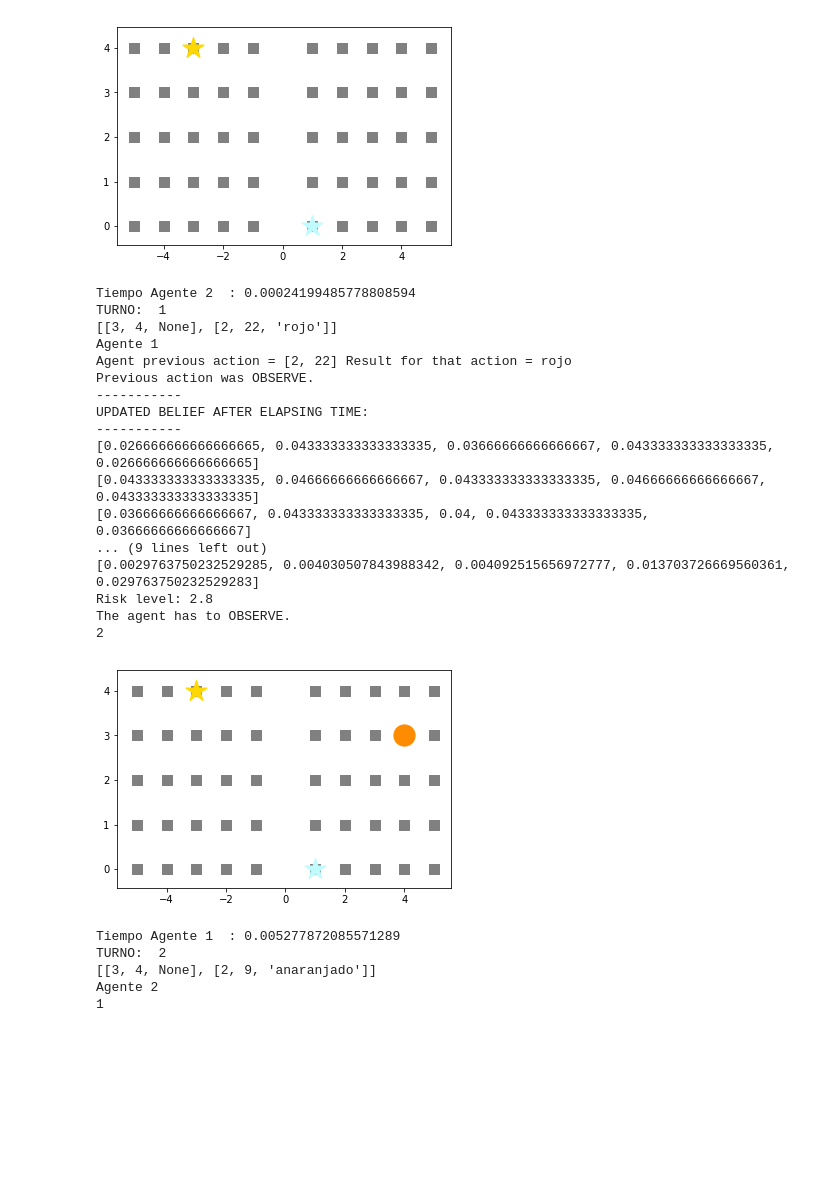
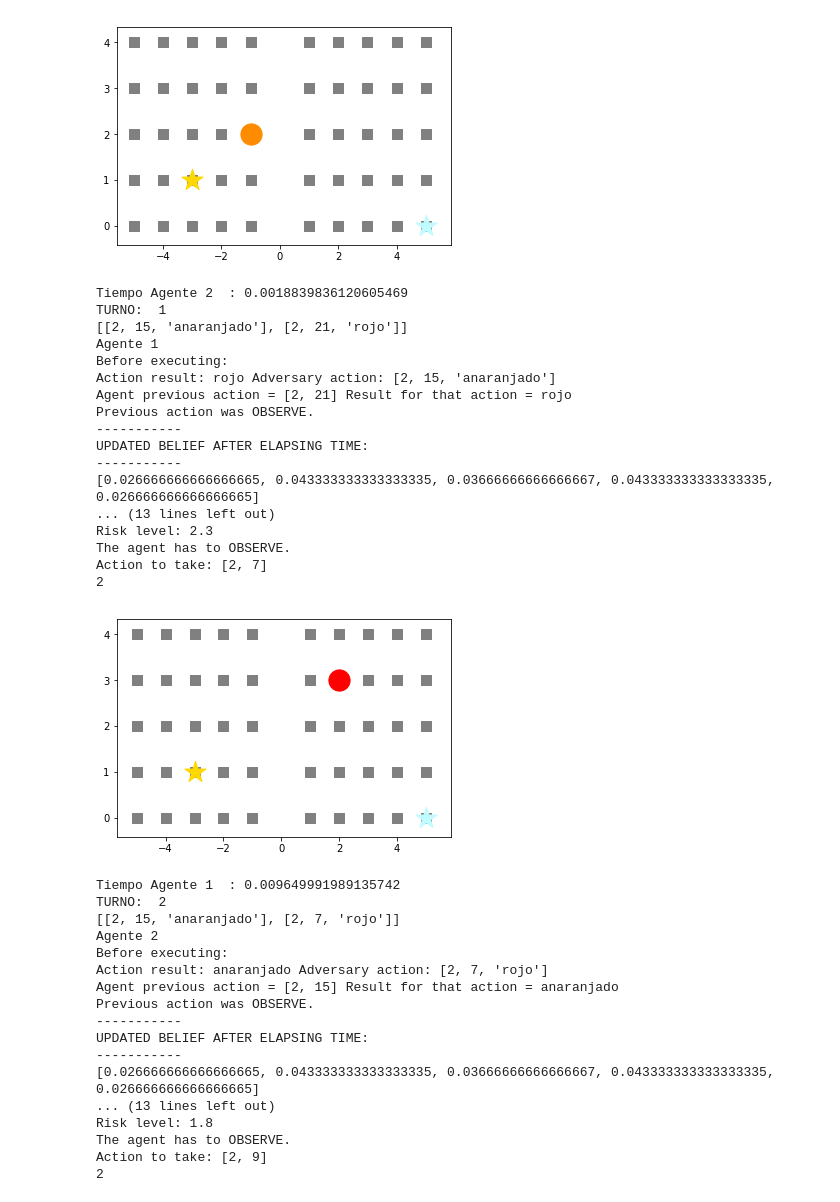
Before and after one commit to ibalejandro/ai_labs_estrellita_ai, a Jupyter notebook: Coco2.ipynb, the cells around one changed output. Cells and saved outputs as stored; diff of their text form; code cells hidden in the pictures; blank space fills up the shorter version.

Commit message:
Adding the Benchmark to check the time constraint and fixing a parameter pass in the skeleton.

```diff
--- a/Coco2.ipynb
+++ b/Coco2.ipynb
@@ -160,6 +160,7 @@ resultado_accion = [None,None]
 accion_oponente = [[None,None,None],[None,None,None]]
 
 agente = AgenteAStar()
+agente2 = AgenteAStar()
 
 for i in range(turnos*2):
 
@@ -170,7 +171,7 @@ for i in range(turnos*2):
 
          #Para efectos del ejemplo genera una accion aleatoria, esta puede repetir lugar porque esta comentada la parte que lo chequea
 
-        [tipoAccion, parametroAccion] = agente.get_action_to_take(jugadorActual, resultado_accion[jugadorActual-1], accion_oponente[jugadorActual%2], tableros[jugadorActual-1].PosEstrellita())
+        [tipoAccion, parametroAccion] = agente.get_action_to_take(jugadorActual, resultado_accion[jugadorActual-1], accion_oponente[(jugadorActual%2)-1], tableros[jugadorActual-1].PosEstrellita())
 
         print(tipoAccion)
         end = time.time()
@@ -181,7 +182,7 @@ for i in range(turnos*2):
 
          #Para efectos del ejemplo genera una accion aleatoria, esta puede repetir lugar porque esta comentada la parte que lo chequea
 
-        [tipoAccion, parametroAccion] = Agente(jugadorActual, resultado_accion[jugadorActual-1], accion_oponente[jugadorActual%2], tableros[jugadorActual-1].PosEstrellita())
+        [tipoAccion, parametroAccion] = agente2.get_action_to_take(jugadorActual, resultado_accion[jugadorActual-1], accion_oponente[(jugadorActual%2)+1], tableros[jugadorActual-1].PosEstrellita())
 
         print(tipoAccion)
         end = time.time()
@@ -269,24 +277,36 @@ Agente 2
-[figure, old version]
+[figure, new version]
-Tiempo Agente 2  : 0.00024199485778808594
+Tiempo Agente 2  : 0.0018839836120605469
 TURNO:  1
-[[3, 4, None], [2, 22, 'rojo']]
+[[2, 15, 'anaranjado'], [2, 21, 'rojo']]
 Agente 1
-Agent previous action = [2, 22] Result for that action = rojo
+Before executing:
+Action result: rojo Adversary action: [2, 15, 'anaranjado']
+Agent previous action = [2, 21] Result for that action = rojo
 Previous action was OBSERVE.
 -----------
 UPDATED BELIEF AFTER ELAPSING TIME:
 -----------
 [0.026666666666666665, 0.043333333333333335, 0.03666666666666667, 0.043333333333333335, 0.026666666666666665]
-[0.043333333333333335, 0.04666666666666667, 0.043333333333333335, 0.04666666666666667, 0.043333333333333335]
-[0.03666666666666667, 0.043333333333333335, 0.04, 0.043333333333333335, 0.03666666666666667]
-... (9 lines left out)
-[0.0029763750232529285, 0.004030507843988342, 0.004092515656972777, 0.013703726669560361, 0.029763750232529283]
-Risk level: 2.8
+... (13 lines left out)
+Risk level: 2.3
 The agent has to OBSERVE.
+Action to take: [2, 7]
 2
-[figure, old version]
+[figure, new version]
-Tiempo Agente 1  : 0.005277872085571289
+Tiempo Agente 1  : 0.009649991989135742
 TURNO:  2
-[[3, 4, None], [2, 9, 'anaranjado']]
+[[2, 15, 'anaranjado'], [2, 7, 'rojo']]
 Agente 2
-1
+Before executing:
+Action result: anaranjado Adversary action: [2, 7, 'rojo']
+Agent previous action = [2, 15] Result for that action = anaranjado
+Previous action was OBSERVE.
+-----------
+UPDATED BELIEF AFTER ELAPSING TIME:
+-----------
+[0.026666666666666665, 0.043333333333333335, 0.03666666666666667, 0.043333333333333335, 0.026666666666666665]
+... (13 lines left out)
+Risk level: 1.8
+The agent has to OBSERVE.
+Action to take: [2, 9]
+2
```
Also changed, not shown: parts of 1 cell of this notebook, 2 other files.
